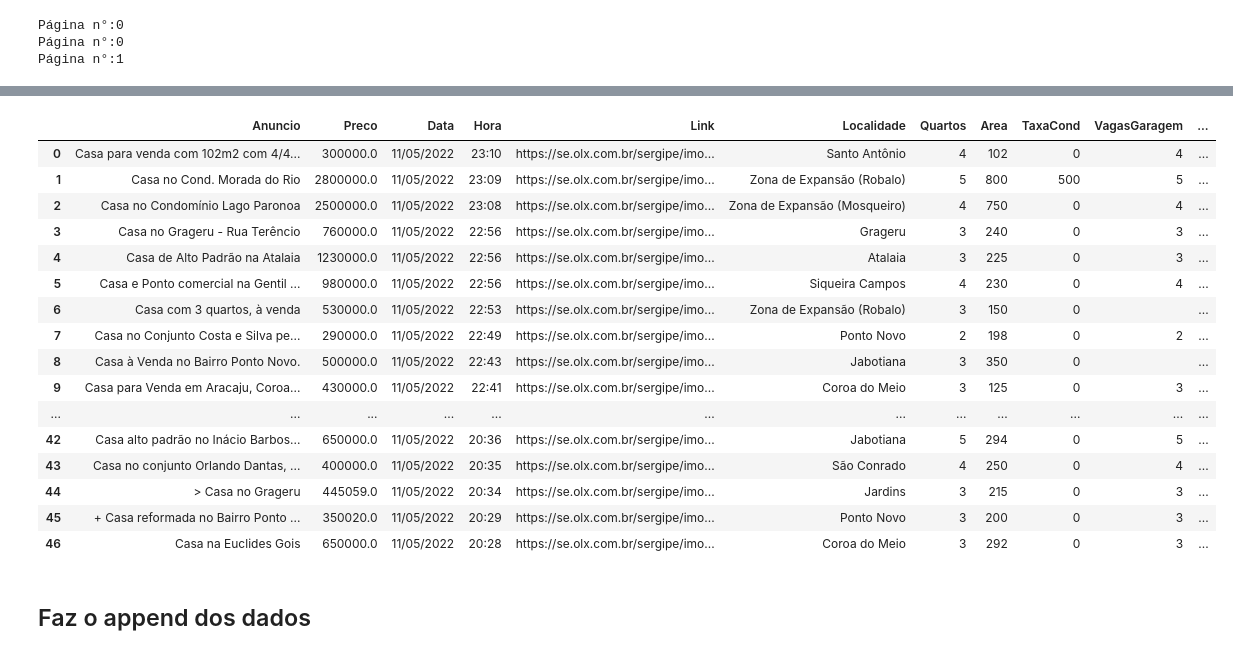
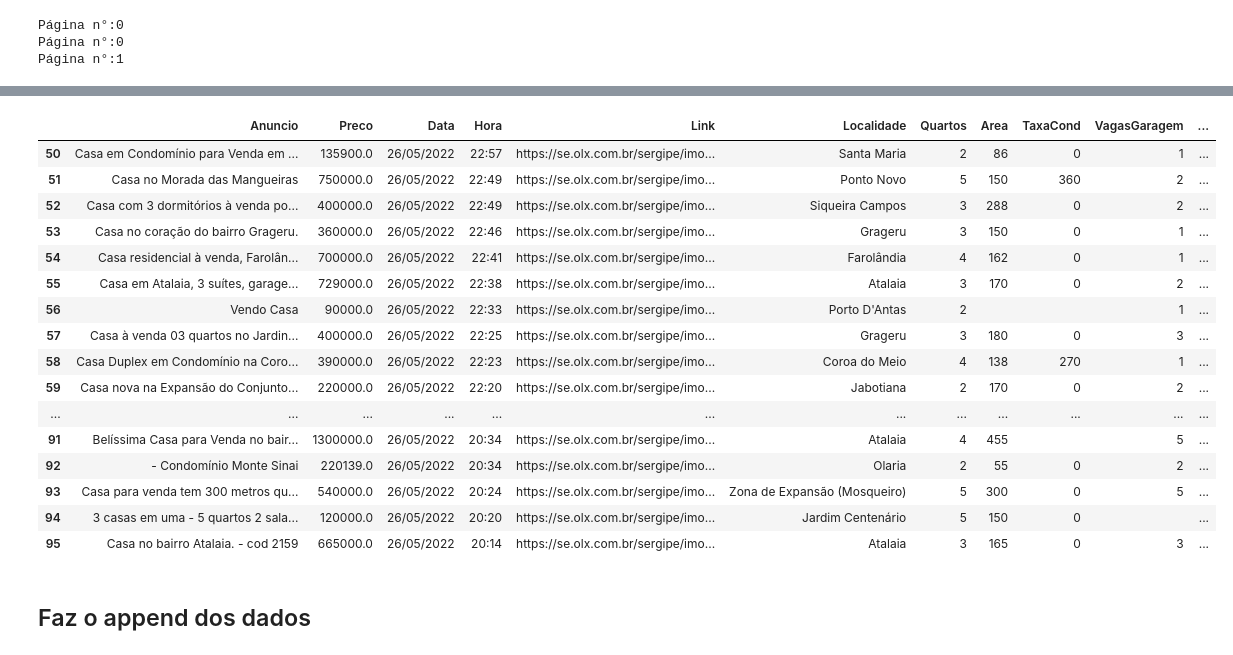
Before and after one commit to LuisHenrique7/Scrapping, a Jupyter notebook: scraping_casas_olx.ipynb, the cells around one changed output, grey strips where cells are left out. Saved outputs shown, nothing was run; the diff lists cells and outputs as text; code cells hidden in the pictures.

```diff
--- a/scraping_casas_olx.ipynb
+++ b/scraping_casas_olx.ipynb
@@ -312,23 +580,23 @@ print(len(copia) - len(df_CasasAJUComDetalhes))
 # %%
-df
+df[50:]
 # %% [output]
 |  | Anuncio | Preco | Data | Hora | Link | Localidade | Quartos | Area | TaxaCond | VagasGaragem | ... |
-| 0 | Casa para venda com 102m2 com 4/4... | 300000.0 | 11/05/2022 | 23:10 | https://se.olx.com.br/sergipe/imo... | Santo Antônio | 4 | 102 | 0 | 4 | ... |
-| 1 | Casa no Cond. Morada do Rio | 2800000.0 | 11/05/2022 | 23:09 | https://se.olx.com.br/sergipe/imo... | Zona de Expansão (Robalo) | 5 | 800 | 500 | 5 | ... |
-| 2 | Casa no Condomínio Lago Paronoa | 2500000.0 | 11/05/2022 | 23:08 | https://se.olx.com.br/sergipe/imo... | Zona de Expansão (Mosqueiro) | 4 | 750 | 0 | 4 | ... |
-| 3 | Casa no Grageru - Rua Terêncio | 760000.0 | 11/05/2022 | 22:56 | https://se.olx.com.br/sergipe/imo... | Grageru | 3 | 240 | 0 | 3 | ... |
-| 4 | Casa de Alto Padrão na Atalaia | 1230000.0 | 11/05/2022 | 22:56 | https://se.olx.com.br/sergipe/imo... | Atalaia | 3 | 225 | 0 | 3 | ... |
-| 5 | Casa e Ponto comercial na Gentil ... | 980000.0 | 11/05/2022 | 22:56 | https://se.olx.com.br/sergipe/imo... | Siqueira Campos | 4 | 230 | 0 | 4 | ... |
-| 6 | Casa com 3 quartos, à venda | 530000.0 | 11/05/2022 | 22:53 | https://se.olx.com.br/sergipe/imo... | Zona de Expansão (Robalo) | 3 | 150 | 0 |  | ... |
-| 7 | Casa no Conjunto Costa e Silva pe... | 290000.0 | 11/05/2022 | 22:49 | https://se.olx.com.br/sergipe/imo... | Ponto Novo | 2 | 198 | 0 | 2 | ... |
-| 8 | Casa à Venda no Bairro Ponto Novo. | 500000.0 | 11/05/2022 | 22:43 | https://se.olx.com.br/sergipe/imo... | Jabotiana | 3 | 350 | 0 |  | ... |
-| 9 | Casa para Venda em Aracaju, Coroa... | 430000.0 | 11/05/2022 | 22:41 | https://se.olx.com.br/sergipe/imo... | Coroa do Meio | 3 | 125 | 0 | 3 | ... |
+| 50 | Casa em Condomínio para Venda em ... | 135900.0 | 26/05/2022 | 22:57 | https://se.olx.com.br/sergipe/imo... | Santa Maria | 2 | 86 | 0 | 1 | ... |
+| 51 | Casa no Morada das Mangueiras | 750000.0 | 26/05/2022 | 22:49 | https://se.olx.com.br/sergipe/imo... | Ponto Novo | 5 | 150 | 360 | 2 | ... |
+| 52 | Casa com 3 dormitórios à venda po... | 400000.0 | 26/05/2022 | 22:49 | https://se.olx.com.br/sergipe/imo... | Siqueira Campos | 3 | 288 | 0 | 2 | ... |
+| 53 | Casa no coração do bairro Grageru. | 360000.0 | 26/05/2022 | 22:46 | https://se.olx.com.br/sergipe/imo... | Grageru | 3 | 150 | 0 | 1 | ... |
+| 54 | Casa residencial à venda, Farolân... | 700000.0 | 26/05/2022 | 22:41 | https://se.olx.com.br/sergipe/imo... | Farolândia | 4 | 162 | 0 | 1 | ... |
+| 55 | Casa em Atalaia, 3 suítes, garage... | 729000.0 | 26/05/2022 | 22:38 | https://se.olx.com.br/sergipe/imo... | Atalaia | 3 | 170 | 0 | 2 | ... |
+| 56 | Vendo Casa | 90000.0 | 26/05/2022 | 22:33 | https://se.olx.com.br/sergipe/imo... | Porto D'Antas | 2 |  |  | 1 | ... |
+| 57 | Casa à venda 03 quartos no Jardin... | 400000.0 | 26/05/2022 | 22:25 | https://se.olx.com.br/sergipe/imo... | Grageru | 3 | 180 | 0 | 3 | ... |
+| 58 | Casa Duplex em Condomínio na Coro... | 390000.0 | 26/05/2022 | 22:23 | https://se.olx.com.br/sergipe/imo... | Coroa do Meio | 4 | 138 | 270 | 1 | ... |
+| 59 | Casa nova na Expansão do Conjunto... | 220000.0 | 26/05/2022 | 22:20 | https://se.olx.com.br/sergipe/imo... | Jabotiana | 2 | 170 | 0 | 2 | ... |
 | ... | ... | ... | ... | ... | ... | ... | ... | ... | ... | ... | ... |
-| 42 | Casa alto padrão no Inácio Barbos... | 650000.0 | 11/05/2022 | 20:36 | https://se.olx.com.br/sergipe/imo... | Jabotiana | 5 | 294 | 0 | 5 | ... |
-| 43 | Casa no conjunto Orlando Dantas, ... | 400000.0 | 11/05/2022 | 20:35 | https://se.olx.com.br/sergipe/imo... | São Conrado | 4 | 250 | 0 | 4 | ... |
-| 44 | > Casa no Grageru | 445059.0 | 11/05/2022 | 20:34 | https://se.olx.com.br/sergipe/imo... | Jardins | 3 | 215 | 0 | 3 | ... |
-| 45 | + Casa reformada no Bairro Ponto ... | 350020.0 | 11/05/2022 | 20:29 | https://se.olx.com.br/sergipe/imo... | Ponto Novo | 3 | 200 | 0 | 3 | ... |
-| 46 | Casa na Euclides Gois | 650000.0 | 11/05/2022 | 20:28 | https://se.olx.com.br/sergipe/imo... | Coroa do Meio | 3 | 292 | 0 | 3 | ... |
+| 91 | Belíssima Casa para Venda no bair... | 1300000.0 | 26/05/2022 | 20:34 | https://se.olx.com.br/sergipe/imo... | Atalaia | 4 | 455 |  | 5 | ... |
+| 92 | - Condomínio Monte Sinai | 220139.0 | 26/05/2022 | 20:34 | https://se.olx.com.br/sergipe/imo... | Olaria | 2 | 55 | 0 | 2 | ... |
+| 93 | Casa para venda tem 300 metros qu... | 540000.0 | 26/05/2022 | 20:24 | https://se.olx.com.br/sergipe/imo... | Zona de Expansão (Mosqueiro) | 5 | 300 | 0 | 5 | ... |
+| 94 | 3 casas em uma - 5 quartos 2 sala... | 120000.0 | 26/05/2022 | 20:20 | https://se.olx.com.br/sergipe/imo... | Jardim Centenário | 5 | 150 | 0 |  | ... |
+| 95 | Casa no bairro Atalaia. - cod 2159 | 665000.0 | 26/05/2022 | 20:14 | https://se.olx.com.br/sergipe/imo... | Atalaia | 3 | 165 | 0 | 3 | ... |
 # %% [markdown]
 ## Faz o append dos dados
 # %%
```
Also changed, not shown: parts of 15 cells of this notebook.
